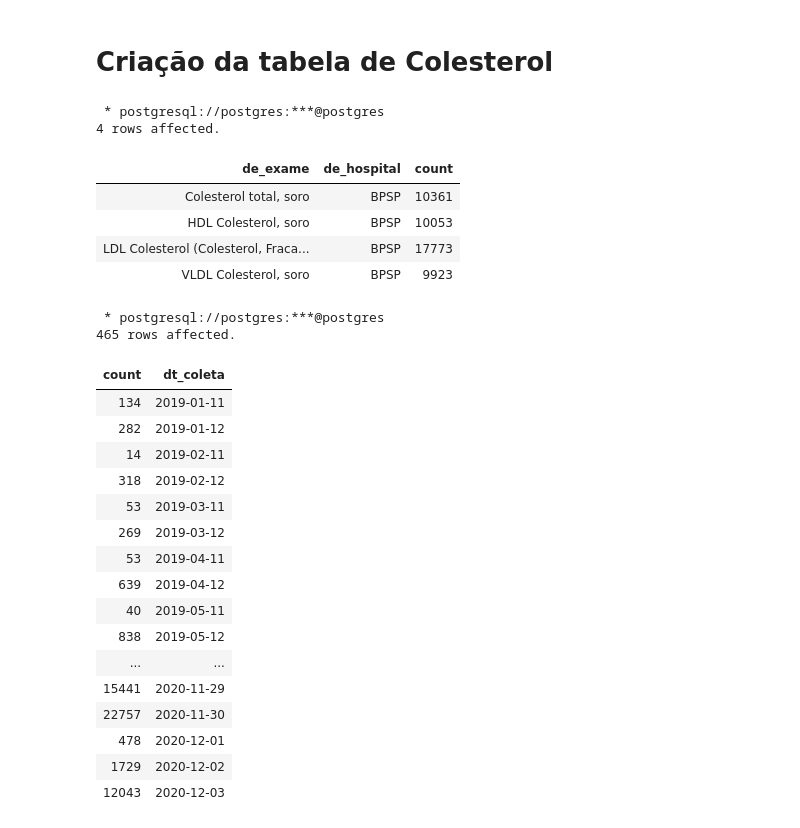
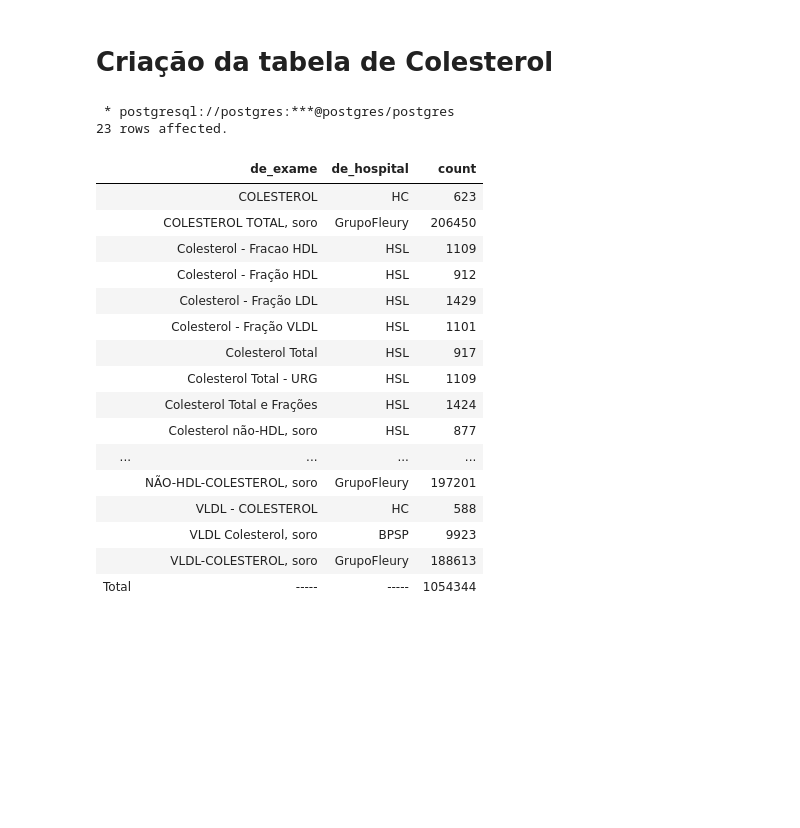
Before and after one commit to de-abreu/data-mining, a Jupyter notebook: notebooks/03-SQL-Analitico-Window-Functions/analise_colesterol.ipynb, the cells around one changed output. Drawn from its saved outputs; the diff is of its cells as text; code cells hidden in the pictures; blank space fills up the shorter version.

```diff
--- a/notebooks/03-SQL-Analitico-Window-Functions/analise_colesterol.ipynb
+++ b/notebooks/03-SQL-Analitico-Window-Functions/analise_colesterol.ipynb
@@ -102,41 +106,34 @@ Done.
 # Criação da tabela de Colesterol
 # %%
 %%sql
-SELECT DE_Exame, 'BPSP' AS DE_Hospital, Count(*)
-    FROM ExamLabs
-    WHERE DE_Exame~*'coleste'
-    GROUP BY DE_Exame, DE_Hospital
+SELECT ' ' " ", "de_exame", "de_hospital", Count(*)
+    FROM "examlabs"
+    WHERE "de_exame"~*'coleste'
+    GROUP BY "de_exame", "de_hospital"
+
+UNION ALL
+
+SELECT 'Total', '-----', '-----', Count(*)
+    FROM "examlabs"
+    WHERE "de_exame"~*'coleste'
+    ORDER BY 1, "de_exame";
 # %% [output]
- * postgresql://postgres:***@postgres
-4 rows affected.
+ * postgresql://postgres:***@postgres/postgres
+23 rows affected.
-| de_exame | de_hospital | count |
-| Colesterol total, soro | BPSP | 10361 |
-| HDL Colesterol, soro | BPSP | 10053 |
-| LDL Colesterol (Colesterol, Fraca... | BPSP | 17773 |
-| VLDL Colesterol, soro | BPSP | 9923 |
+|  | de_exame | de_hospital | count |
+|  | COLESTEROL | HC | 623 |
+|  | COLESTEROL TOTAL, soro | GrupoFleury | 206450 |
+|  | Colesterol - Fracao HDL | HSL | 1109 |
+|  | Colesterol - Fração HDL | HSL | 912 |
+|  | Colesterol - Fração LDL | HSL | 1429 |
+|  | Colesterol - Fração VLDL | HSL | 1101 |
+|  | Colesterol Total | HSL | 917 |
+|  | Colesterol Total - URG | HSL | 1109 |
+|  | Colesterol Total e Frações | HSL | 1424 |
+|  | Colesterol não-HDL, soro | HSL | 877 |
+| ... | ... | ... | ... |
+|  | NÃO-HDL-COLESTEROL, soro | GrupoFleury | 197201 |
+|  | VLDL - COLESTEROL | HC | 588 |
+|  | VLDL Colesterol, soro | BPSP | 9923 |
+|  | VLDL-COLESTEROL, soro | GrupoFleury | 188613 |
+| Total | ----- | ----- | 1054344 |
-# %%
-%%sql
-SELECT COUNT(*), E.DT_Coleta
-FROM ExamLabs E
-GROUP BY E.DT_Coleta
-ORDER BY E.DT_Coleta
-# %% [output]
- * postgresql://postgres:***@postgres
-465 rows affected.
-| count | dt_coleta |
-| 134 | 2019-01-11 |
-| 282 | 2019-01-12 |
-| 14 | 2019-02-11 |
-| 318 | 2019-02-12 |
-| 53 | 2019-03-11 |
-| 269 | 2019-03-12 |
-| 53 | 2019-04-11 |
-| 639 | 2019-04-12 |
-| 40 | 2019-05-11 |
-| 838 | 2019-05-12 |
-| ... | ... |
-| 15441 | 2020-11-29 |
-| 22757 | 2020-11-30 |
-| 478 | 2020-12-01 |
-| 1729 | 2020-12-02 |
-| 12043 | 2020-12-03 |
```
Also changed, not shown: parts of 26 cells of this notebook.
